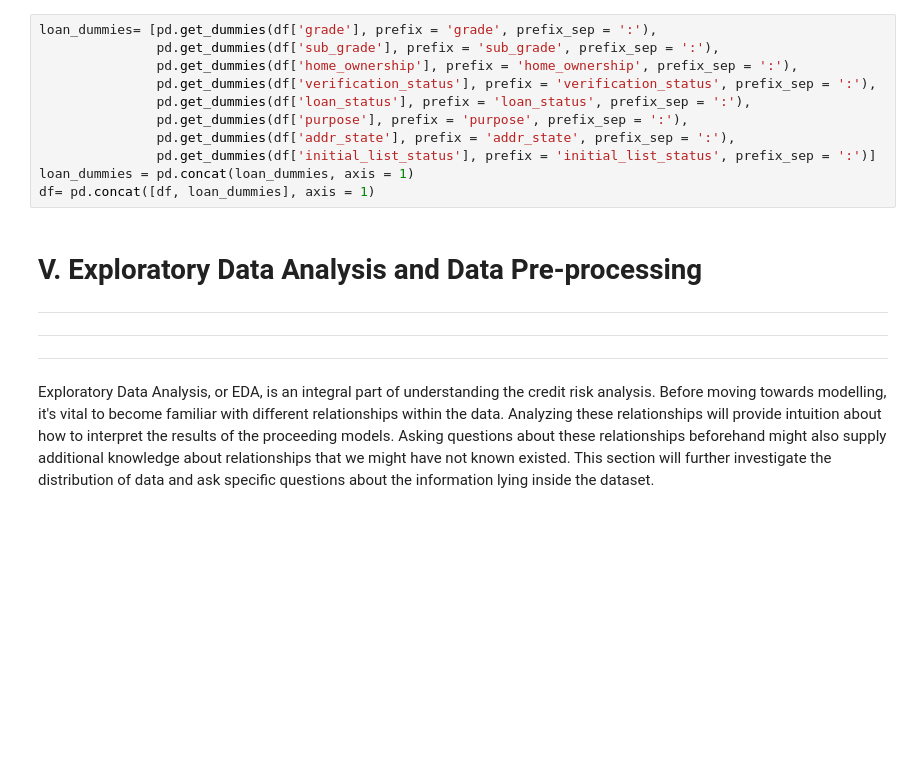
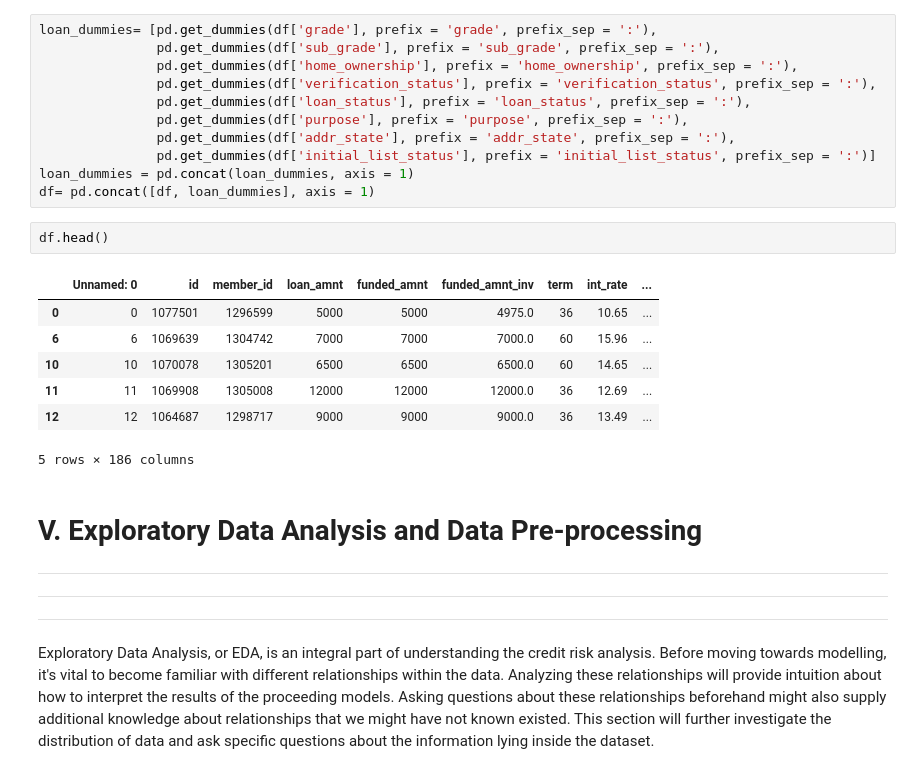
Before and after one commit to ddv246/Lending-Club, a Jupyter notebook: Copy_of_LendingClub_Project.ipynb, the cells around one changed output. Drawn from its saved outputs; the diff is of its cells as text; blank space fills up the shorter version.

```diff
--- a/Copy_of_LendingClub_Project.ipynb
+++ b/Copy_of_LendingClub_Project.ipynb
@@ -428,6 +428,16 @@ loan_dummies= [pd.get_dummies(df['grade'], prefix = 'grade', prefix_sep = ':'),
                pd.get_dummies(df['initial_list_status'], prefix = 'initial_list_status', prefix_sep = ':')]
 loan_dummies = pd.concat(loan_dummies, axis = 1)
 df= pd.concat([df, loan_dummies], axis = 1)
+# %%
+df.head()
+# %% [output]
+|  | Unnamed: 0 | id | member_id | loan_amnt | funded_amnt | funded_amnt_inv | term | int_rate | ... |
+| 0 | 0 | 1077501 | 1296599 | 5000 | 5000 | 4975.0 | 36 | 10.65 | ... |
+| 6 | 6 | 1069639 | 1304742 | 7000 | 7000 | 7000.0 | 60 | 15.96 | ... |
+| 10 | 10 | 1070078 | 1305201 | 6500 | 6500 | 6500.0 | 60 | 14.65 | ... |
+| 11 | 11 | 1069908 | 1305008 | 12000 | 12000 | 12000.0 | 36 | 12.69 | ... |
+| 12 | 12 | 1064687 | 1298717 | 9000 | 9000 | 9000.0 | 36 | 13.49 | ... |
+5 rows × 186 columns
 # %% [markdown]
 # **V. Exploratory Data Analysis and Data Pre-processing**
 
```
Also changed, not shown: parts of 13 cells of this notebook.
